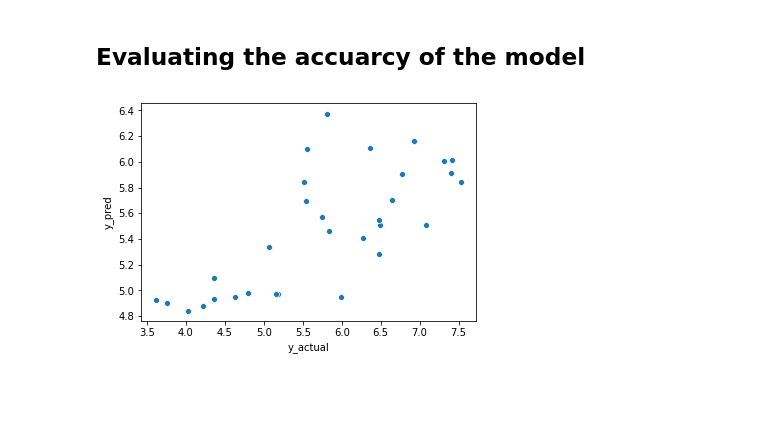
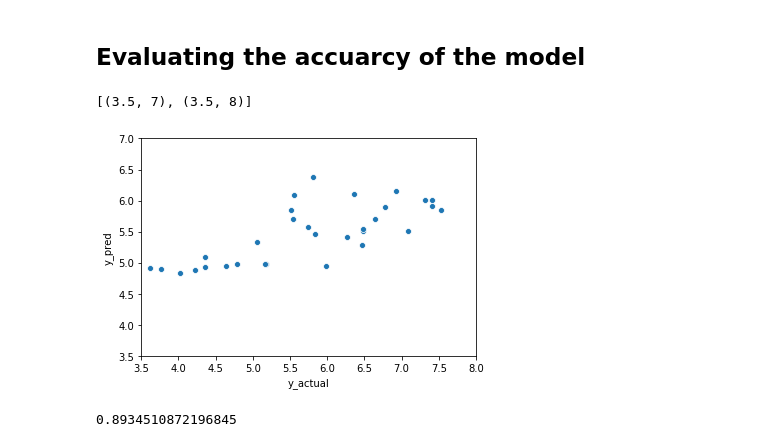
Before and after one commit to kmerisalu/portfolio, a Jupyter notebook: happinessRegression.ipynb, the cells around one changed output. Cells and saved outputs as stored; diff of their text form; code cells hidden in the pictures; blank space fills up the shorter version.

```diff
--- a/happinessRegression.ipynb
+++ b/happinessRegression.ipynb
@@ -132,18 +131,31 @@ y_pred = pd.DataFrame(y_pred)
 # %%
 # reset test index from random selection (when split) into consequtive numbers (as are prediction index)
 y_test = y_test['HappinessScore'].reset_index()
 
 # concatenate actual results columns into new dataframe (axis =1)
 y_obs_pred = pd.concat([y_test['HappinessScore'], y_pred], axis = 1)
 
 # change the name of columns into y_test and y_pred
 y_obs_pred.columns = ['y_actual', 'y_pred']
 
 # add column difference between prediction and actual
 y_obs_pred['diff'] = y_obs_pred['y_actual'] - y_obs_pred['y_pred']
 
+#limit x and y axis for easier comparison
+
+
 # plot the chart
 
 r = sns.scatterplot(x= 'y_actual', y= 'y_pred', data= y_obs_pred)
+r.set(ylim=(3.5, 7), xlim=(3.5, 8))
 # %% [output]
+[(3.5, 7), (3.5, 8)]
-[figure, old version]
+[figure, new version]
+# %%
+diff = y_obs_pred['y_actual']-y_obs_pred['y_pred']
+diff_sq = diff**2
+mean_diff_sq = diff_sq.mean()
+RMSE = np.sqrt(mean_diff_sq)
+RMSE
+# %% [output]
+0.8934510872196845
```
Also changed, not shown: parts of 15 cells of this notebook.
